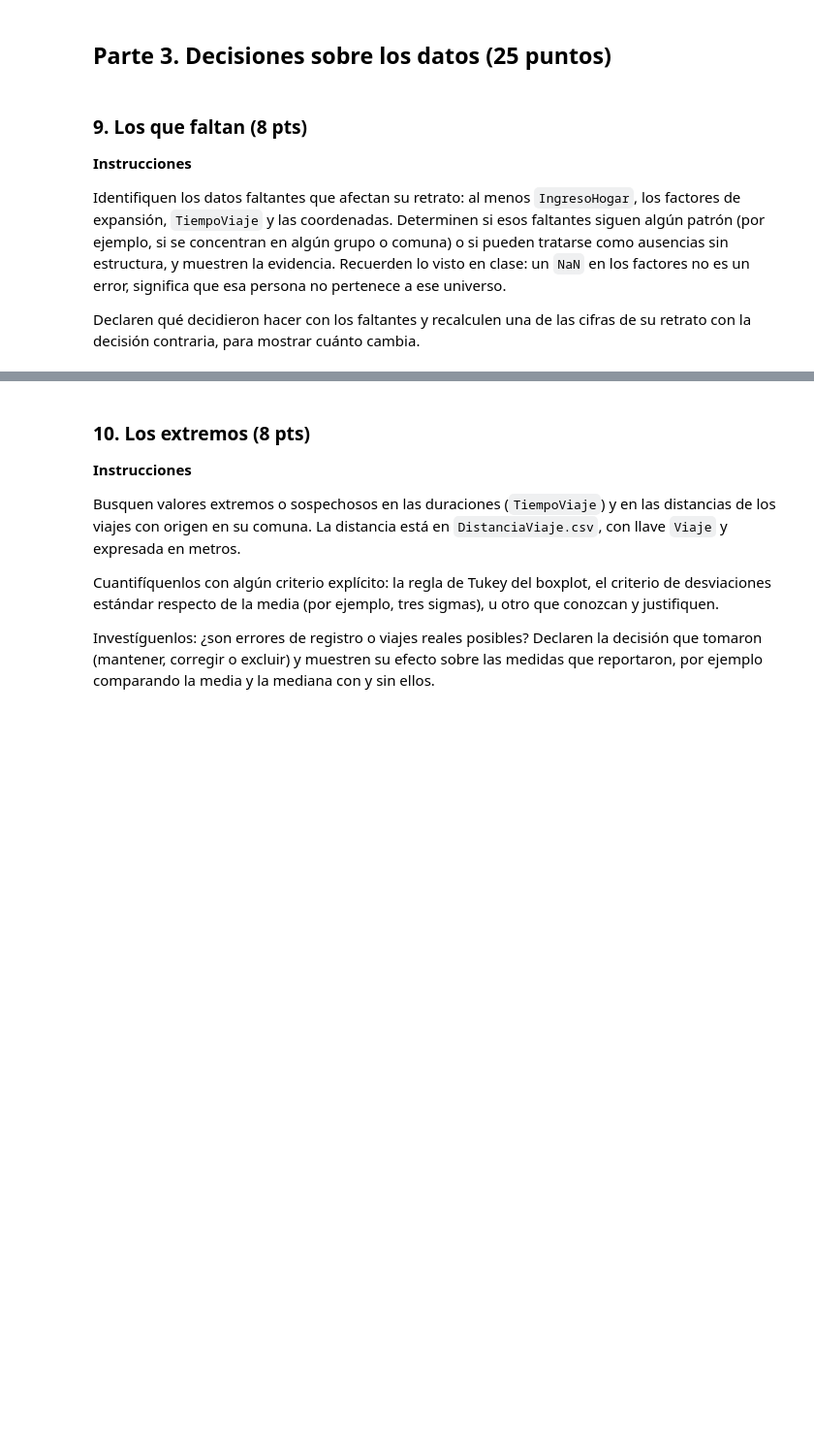
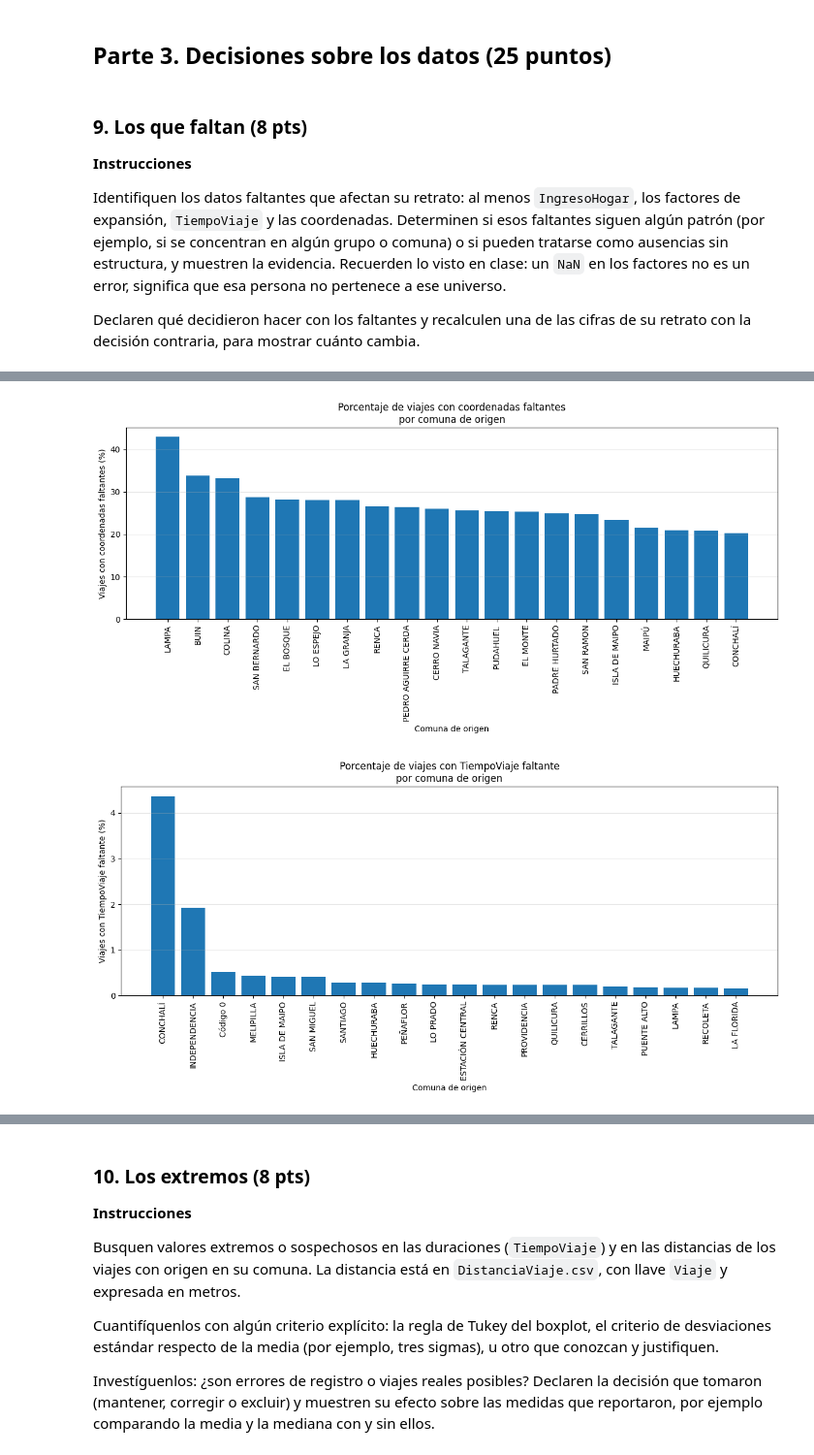
Before and after one commit to GaboDR/tarea1_csDatos, a Jupyter notebook: tarea1_delgado.ipynb, the cells around one changed output, grey strips where cells are left out. Shown at 97% size. Drawn from its saved outputs; the diff is of its cells as text; code cells hidden in the pictures; blank space fills up the shorter version.

```diff
--- a/tarea1_delgado.ipynb
+++ b/tarea1_delgado.ipynb
@@ -819,0 +1246,74 @@ de su retrato con la decisión contraria, para mostrar cuánto cambia.
+# %%
+def corregir_codificacion(texto):
+    if pd.isna(texto):
+        return texto
+    try:
+        return texto.encode('latin1').decode('utf-8')
+    except (UnicodeEncodeError, UnicodeDecodeError):
+        return texto
+
+faltantes_comuna['NombreComuna'] = (
+    faltantes_comuna['NombreComuna']
+    .apply(corregir_codificacion)
+)
+# %%
+top = faltantes_comuna.sort_values(
+    'pct_coord',
+    ascending=False
+).head(20)
+
+plt.figure(figsize=(12, 6))
+
+plt.bar(
+    top['NombreComuna'],
+    top['pct_coord']
+)
+
+plt.title(
+    'Porcentaje de viajes con coordenadas faltantes\n'
+    'por comuna de origen'
+)
+plt.xlabel('Comuna de origen')
+plt.ylabel('Viajes con coordenadas faltantes (%)')
+plt.xticks(rotation=90)
+plt.grid(axis='y', alpha=0.3)
+plt.tight_layout()
+plt.show()
+
+# Primero crear la columna con el nombre para graficar
+faltantes_comuna['NombreGrafico'] = (
+    faltantes_comuna['NombreComuna']
+    .fillna(
+        'Código ' + faltantes_comuna['CodigoComuna'].astype(str)
+    )
+)
+
+# Después crear el dataframe ordenado
+faltantes_tiempo_comuna = (
+    faltantes_comuna
+    .sort_values('pct_tiempo', ascending=False)
+    .head(20)
+)
+
+plt.figure(figsize=(12, 6))
+
+plt.bar(
+    faltantes_tiempo_comuna['NombreGrafico'],
+    faltantes_tiempo_comuna['pct_tiempo']
+)
+
+plt.title(
+    'Porcentaje de viajes con TiempoViaje faltante\n'
+    'por comuna de origen'
+)
+
+plt.xlabel('Comuna de origen')
+plt.ylabel('Viajes con TiempoViaje faltante (%)')
+plt.xticks(rotation=90)
+
+plt.grid(axis='y', alpha=0.3)
+plt.tight_layout()
+plt.show()
+# %% [output]
+[figure, added]
+[figure, added]
```
Also changed, not shown: parts of 32 cells of this notebook.
